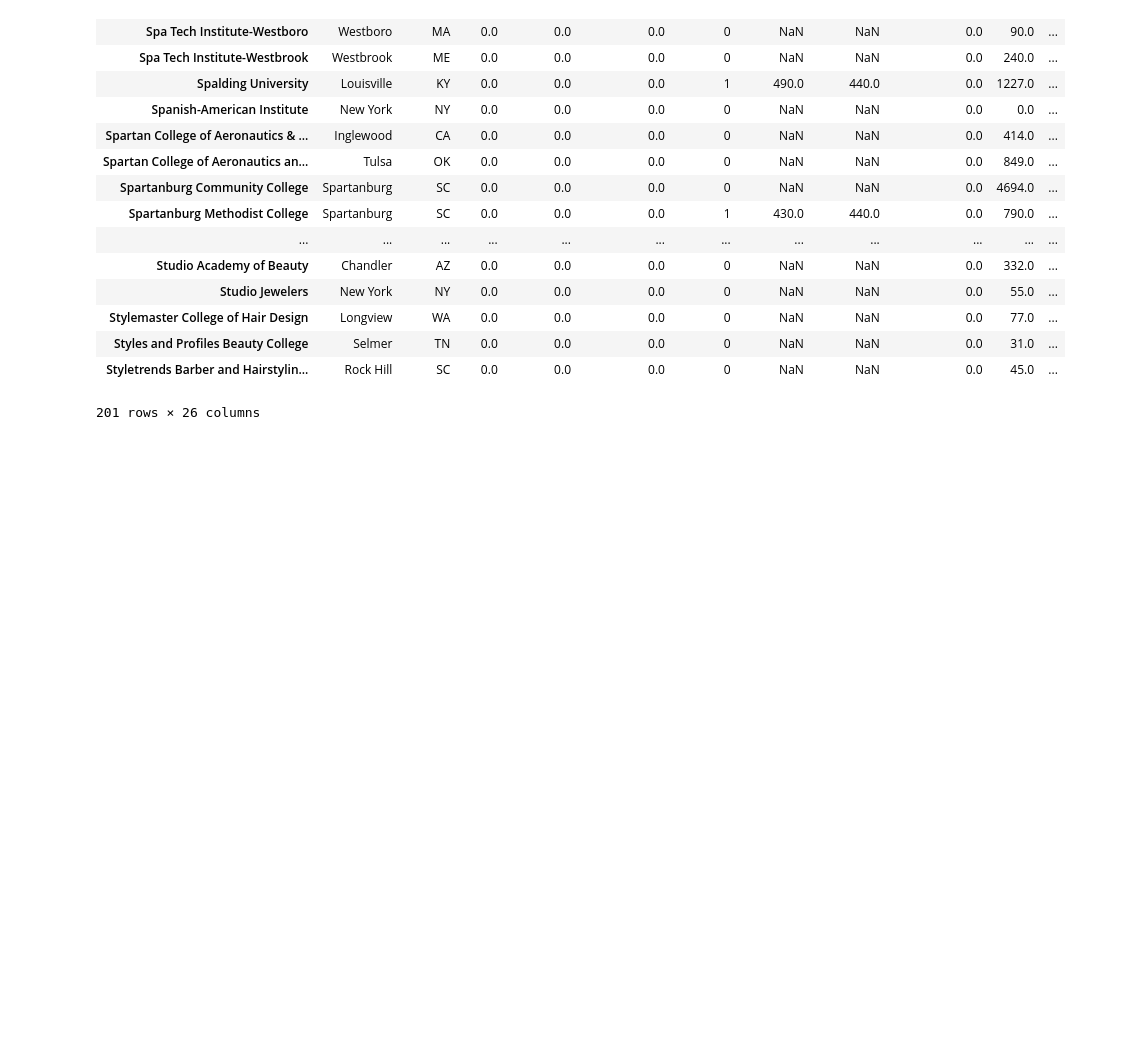
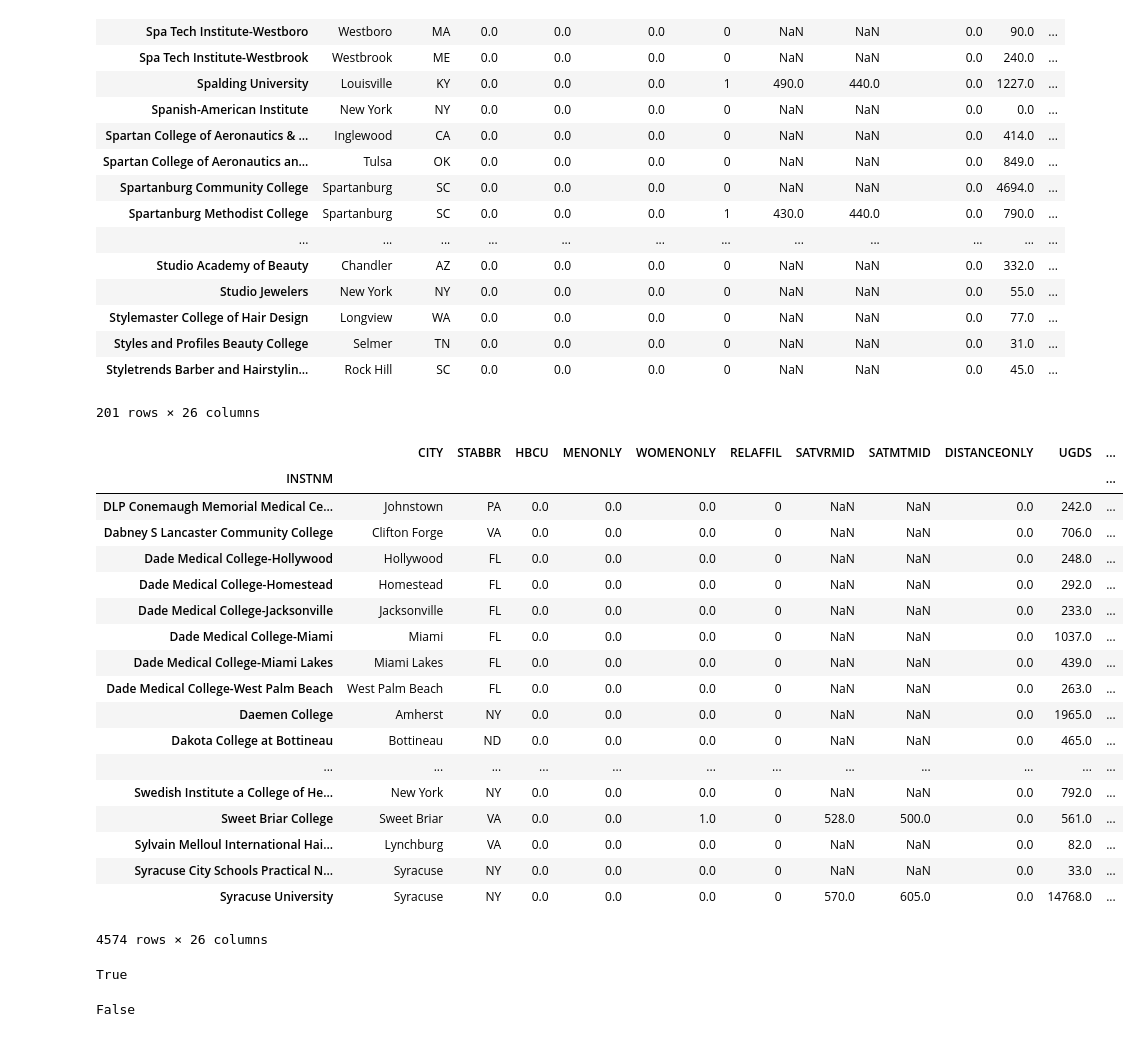
Before and after one commit to MarkNoordraven/Pandas-Cookbook, a Jupyter notebook: Chapter 04 Selecting Subsets of Data notes.ipynb, the cells around one changed output. Saved outputs shown, nothing was run; the diff lists cells and outputs as text; code cells hidden in the pictures; blank space fills up the shorter version.

Commit message:
Finished chapter 4, started chapter 5 with boolean indexing

```diff
--- a/Chapter 04 Selecting Subsets of Data notes.ipynb
+++ b/Chapter 04 Selecting Subsets of Data notes.ipynb
@@ -428,3 +428,34 @@ college.loc['Sp':'Su']
 | Styles and Profiles Beauty College | Selmer | TN | 0.0 | 0.0 | 0.0 | 0 | NaN | NaN | 0.0 | 31.0 | ... |
 | Styletrends Barber and Hairstylin... | Rock Hill | SC | 0.0 | 0.0 | 0.0 | 0 | NaN | NaN | 0.0 | 45.0 | ... |
 201 rows × 26 columns
+# %%
+college.loc['DL':'T']
+# %% [output]
+|  | CITY | STABBR | HBCU | MENONLY | WOMENONLY | RELAFFIL | SATVRMID | SATMTMID | DISTANCEONLY | UGDS | ... |
+| INSTNM |  |  |  |  |  |  |  |  |  |  | ... |
+| DLP Conemaugh Memorial Medical Ce... | Johnstown | PA | 0.0 | 0.0 | 0.0 | 0 | NaN | NaN | 0.0 | 242.0 | ... |
+| Dabney S Lancaster Community College | Clifton Forge | VA | 0.0 | 0.0 | 0.0 | 0 | NaN | NaN | 0.0 | 706.0 | ... |
+| Dade Medical College-Hollywood | Hollywood | FL | 0.0 | 0.0 | 0.0 | 0 | NaN | NaN | 0.0 | 248.0 | ... |
+| Dade Medical College-Homestead | Homestead | FL | 0.0 | 0.0 | 0.0 | 0 | NaN | NaN | 0.0 | 292.0 | ... |
+| Dade Medical College-Jacksonville | Jacksonville | FL | 0.0 | 0.0 | 0.0 | 0 | NaN | NaN | 0.0 | 233.0 | ... |
+| Dade Medical College-Miami | Miami | FL | 0.0 | 0.0 | 0.0 | 0 | NaN | NaN | 0.0 | 1037.0 | ... |
+| Dade Medical College-Miami Lakes | Miami Lakes | FL | 0.0 | 0.0 | 0.0 | 0 | NaN | NaN | 0.0 | 439.0 | ... |
+| Dade Medical College-West Palm Beach | West Palm Beach | FL | 0.0 | 0.0 | 0.0 | 0 | NaN | NaN | 0.0 | 263.0 | ... |
+| Daemen College | Amherst | NY | 0.0 | 0.0 | 0.0 | 0 | NaN | NaN | 0.0 | 1965.0 | ... |
+| Dakota College at Bottineau | Bottineau | ND | 0.0 | 0.0 | 0.0 | 0 | NaN | NaN | 0.0 | 465.0 | ... |
+| ... | ... | ... | ... | ... | ... | ... | ... | ... | ... | ... | ... |
+| Swedish Institute a College of He... | New York | NY | 0.0 | 0.0 | 0.0 | 0 | NaN | NaN | 0.0 | 792.0 | ... |
+| Sweet Briar College | Sweet Briar | VA | 0.0 | 0.0 | 1.0 | 0 | 528.0 | 500.0 | 0.0 | 561.0 | ... |
+| Sylvain Melloul International Hai... | Lynchburg | VA | 0.0 | 0.0 | 0.0 | 0 | NaN | NaN | 0.0 | 82.0 | ... |
+| Syracuse City Schools Practical N... | Syracuse | NY | 0.0 | 0.0 | 0.0 | 0 | NaN | NaN | 0.0 | 33.0 | ... |
+| Syracuse University | Syracuse | NY | 0.0 | 0.0 | 0.0 | 0 | 570.0 | 605.0 | 0.0 | 14768.0 | ... |
+4574 rows × 26 columns
+# %%
+college = college.sort_index(ascending = False)
+college.index.is_monotonic_decreasing
+# %% [output]
+True
+# %%
+college.index.is_monotonic_increasing
+# %% [output]
+False
```
Also changed, not shown: parts of 5 cells of this notebook.
